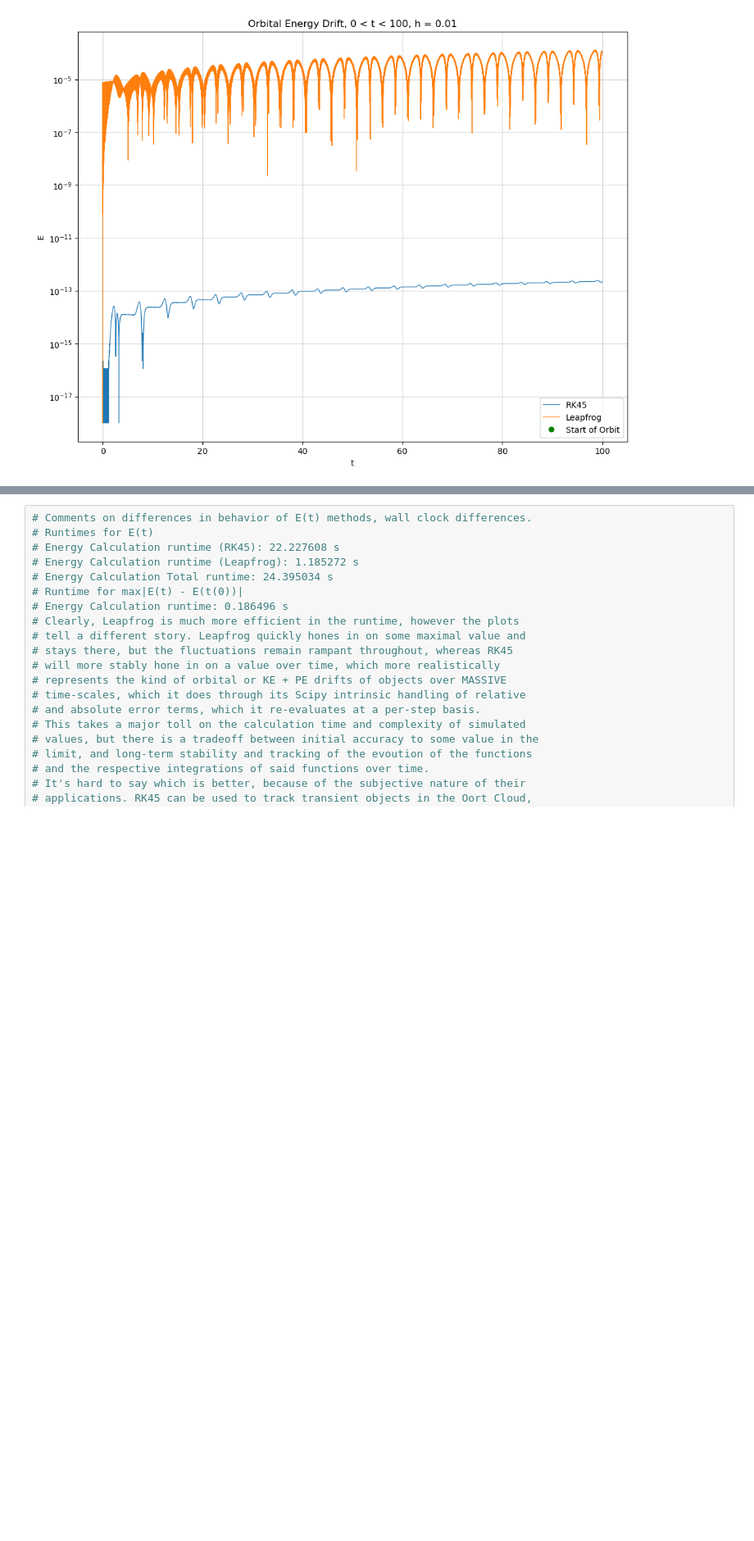
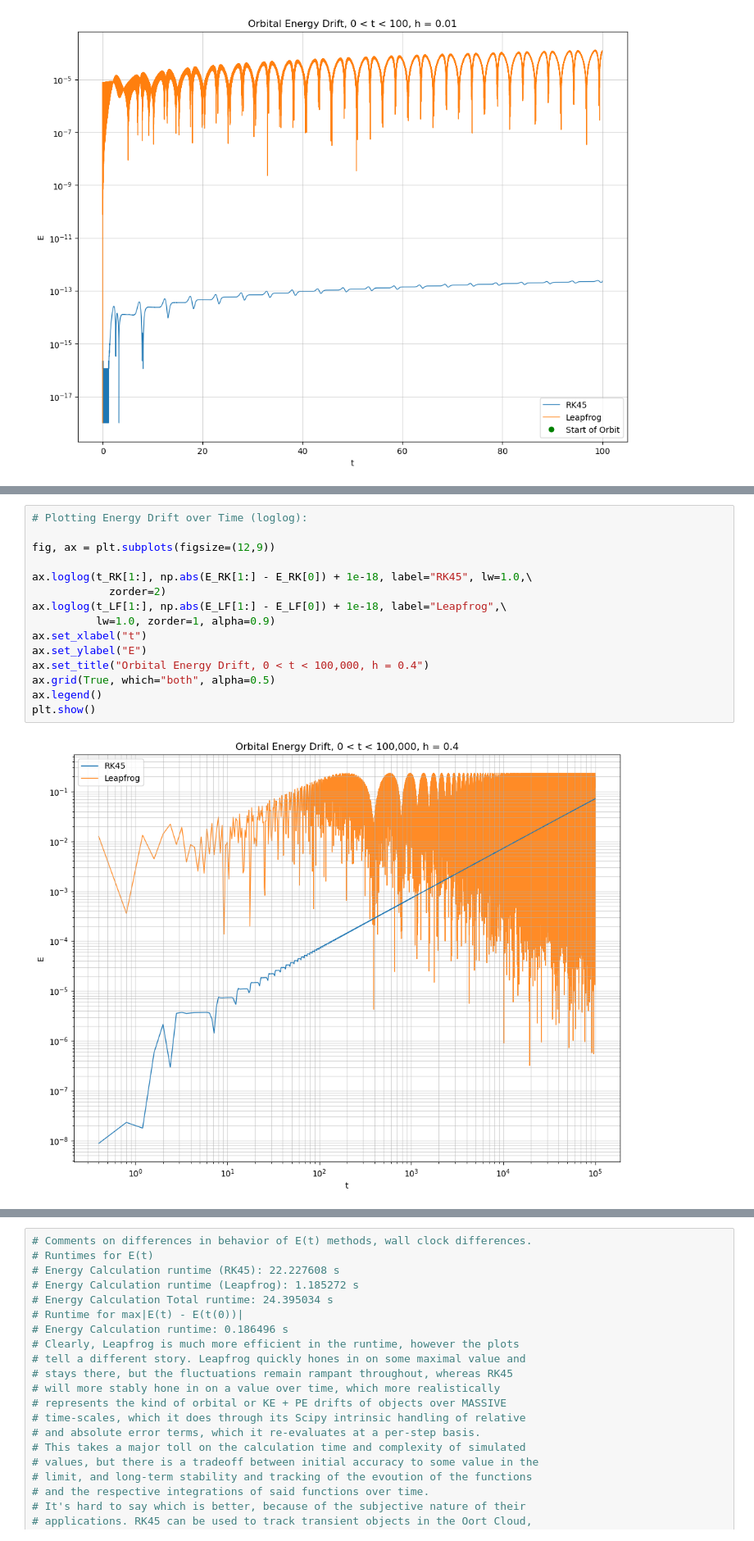
Before and after one commit to amf599-cyber/ASTR427, a Jupyter notebook: HW2-AMF.ipynb, the cells around one changed output, grey strips where cells are left out. Shown at 82% size. Saved outputs shown, nothing was run; the diff lists cells and outputs as text; blank space fills up the shorter version.

Commit message:
Added loglog plots instead of just semilogy plots for E

```diff
--- a/HW2-AMF.ipynb
+++ b/HW2-AMF.ipynb
@@ -596 +596,18 @@ Energy Calculation Total runtime: 24.395034 s
+# %%
+# Plotting Energy Drift over Time (loglog):
+
+fig, ax = plt.subplots(figsize=(12,9))
+
+ax.loglog(t_RK[1:], np.abs(E_RK[1:] - E_RK[0]) + 1e-18, label="RK45", lw=1.0,\
+            zorder=2)
+ax.loglog(t_LF[1:], np.abs(E_LF[1:] - E_LF[0]) + 1e-18, label="Leapfrog",\
+          lw=1.0, zorder=1, alpha=0.9)
+ax.set_xlabel("t")
+ax.set_ylabel("E")
+ax.set_title("Orbital Energy Drift, 0 < t < 100,000, h = 0.4")
+ax.grid(True, which="both", alpha=0.5)
+ax.legend()
+plt.show()
+# %% [output]
+[figure, added]
 # %%
```
Also changed, not shown: parts of 9 cells of this notebook.
